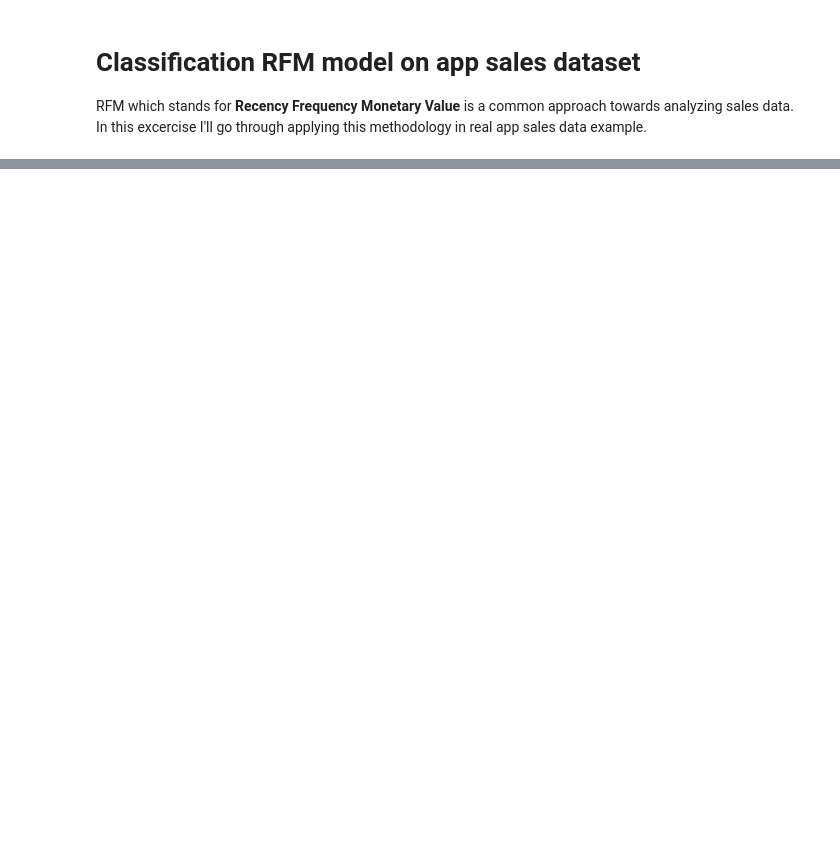
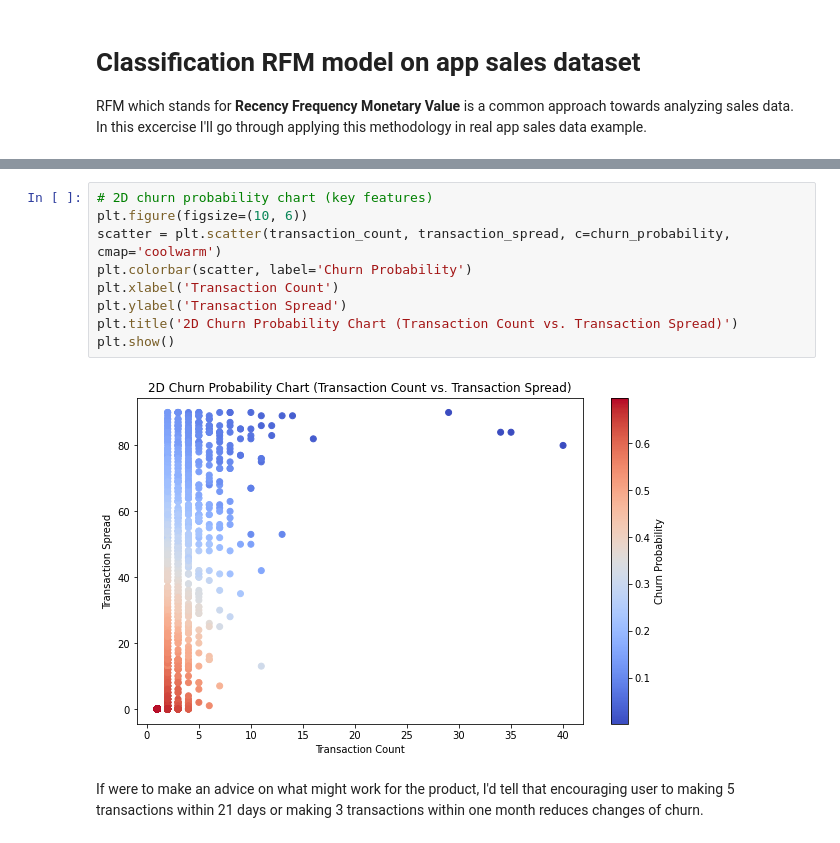
Before and after one commit to slawomirwojtas/ML-Projects, a Jupyter notebook: 00_Classification_RFM_model_on_app_sales_dataset.ipynb, the cells around one changed output, grey strips where cells are left out. Cells and saved outputs as stored; diff of their text form; blank space fills up the shorter version.

```diff
--- a/00_Classification_RFM_model_on_app_sales_dataset.ipynb
+++ b/00_Classification_RFM_model_on_app_sales_dataset.ipynb
@@ -33,0 +312,13 @@ print("Done")
+# %%
+# 2D churn probability chart (key features)
+plt.figure(figsize=(10, 6))
+scatter = plt.scatter(transaction_count, transaction_spread, c=churn_probability, cmap='coolwarm')
+plt.colorbar(scatter, label='Churn Probability')
+plt.xlabel('Transaction Count')
+plt.ylabel('Transaction Spread')
+plt.title('2D Churn Probability Chart (Transaction Count vs. Transaction Spread)')
+plt.show()
+# %% [output]
+[figure, added]
+# %% [markdown]
+If were to make an advice on what might work for the product, I'd tell that encouraging user to making 5 transactions within 21 days or making 3 transactions within one month reduces changes of churn.
```
Also changed, not shown: parts of 25 cells of this notebook.
